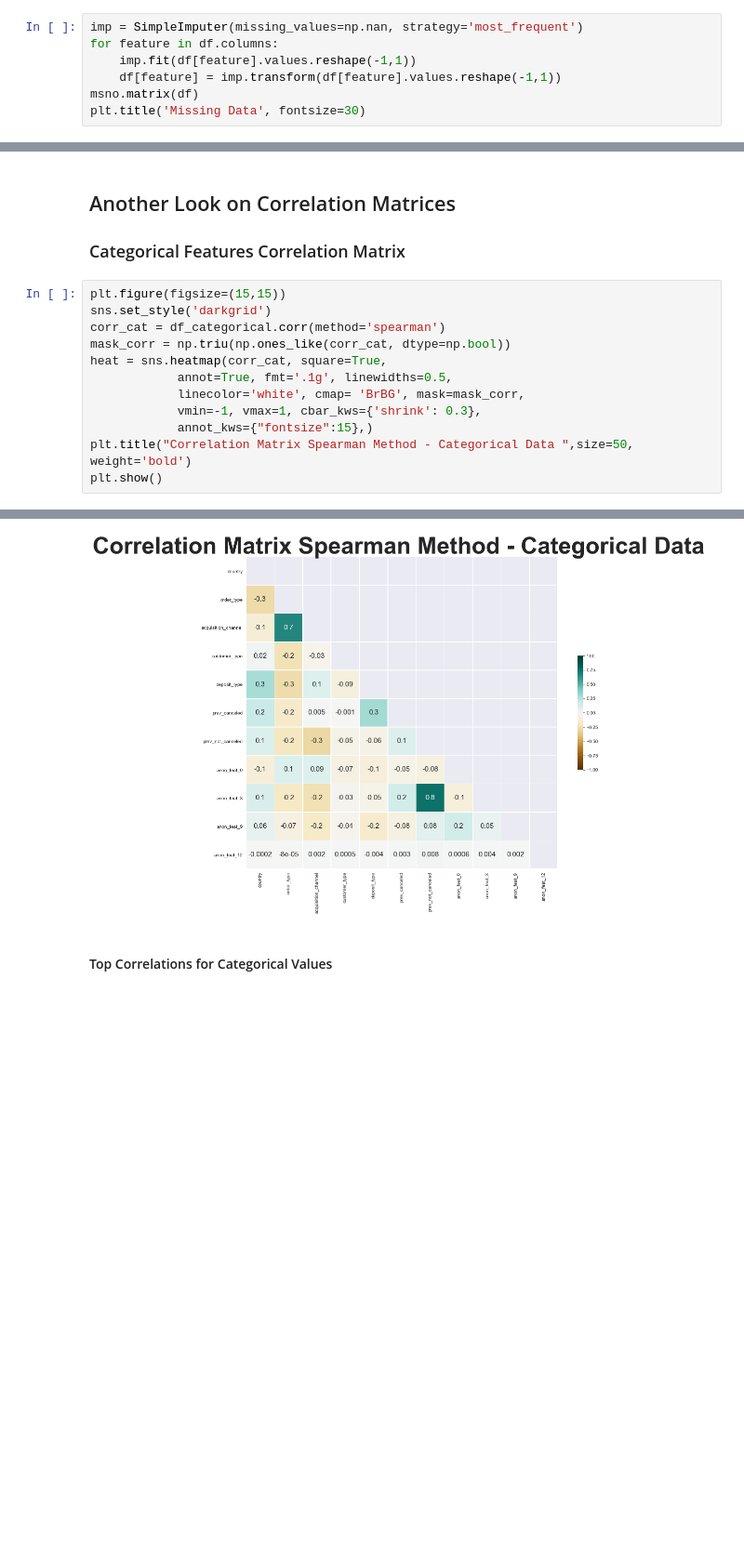
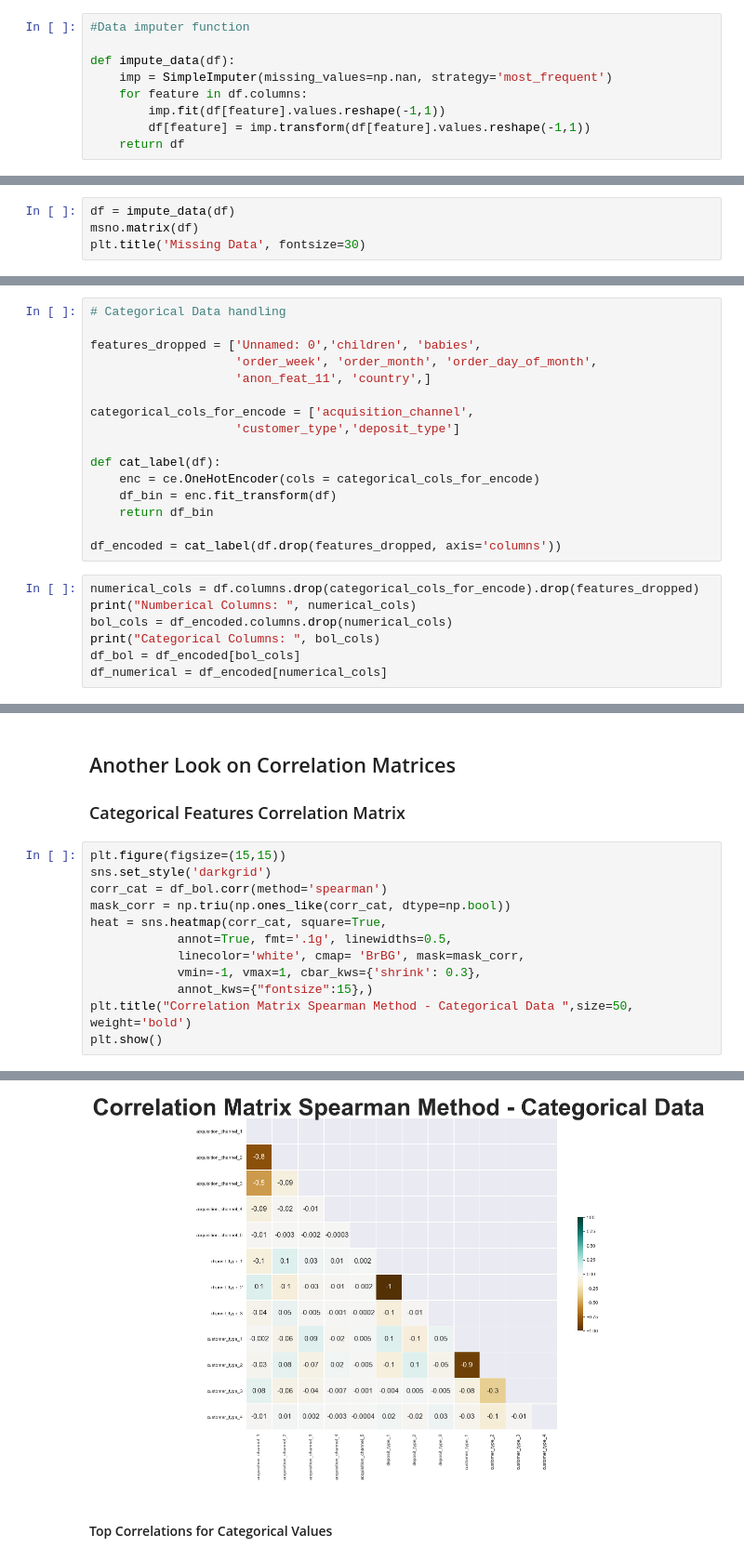
Before and after one commit to Guydada/Machine-Learning-Project---Guy-and-Tamar, a Jupyter notebook: Project.ipynb, the cells around one changed output, grey strips where cells are left out. Shown at 93% size. Cells and saved outputs as stored; diff of their text form; blank space fills up the shorter version.

```diff
--- a/Project.ipynb
+++ b/Project.ipynb
@@ -380,8 +571,10 @@ has_kids                      0.0
 Name: 0, dtype: object
 # %%
-imp = SimpleImputer(missing_values=np.nan, strategy='most_frequent')
-for feature in df.columns:
-    imp.fit(df[feature].values.reshape(-1,1))
-    df[feature] = imp.transform(df[feature].values.reshape(-1,1))
-msno.matrix(df)
-plt.title('Missing Data', fontsize=30)
+#Data imputer function
+
+def impute_data(df):
+    imp = SimpleImputer(missing_values=np.nan, strategy='most_frequent')
+    for feature in df.columns:
+        imp.fit(df[feature].values.reshape(-1,1))
+        df[feature] = imp.transform(df[feature].values.reshape(-1,1))
+    return df
@@ -422,0 +581,4 @@ df_numerical = df[numerical_cols]
+# %%
+df = impute_data(df)
+msno.matrix(df)
+plt.title('Missing Data', fontsize=30)
@@ -422,0 +594,23 @@ df_numerical = df[numerical_cols]
+# %%
+# Categorical Data handling
+
+features_dropped = ['Unnamed: 0','children', 'babies',
+                    'order_week', 'order_month', 'order_day_of_month',
+                    'anon_feat_11', 'country',]
+
+categorical_cols_for_encode = ['acquisition_channel',
+                    'customer_type','deposit_type']
+
+def cat_label(df):
+    enc = ce.OneHotEncoder(cols = categorical_cols_for_encode)
+    df_bin = enc.fit_transform(df)
+    return df_bin
+
+df_encoded = cat_label(df.drop(features_dropped, axis='columns'))
+# %%
+numerical_cols = df.columns.drop(categorical_cols_for_encode).drop(features_dropped)
+print("Numberical Columns: ", numerical_cols)
+bol_cols = df_encoded.columns.drop(numerical_cols)
+print("Categorical Columns: ", bol_cols)
+df_bol = df_encoded[bol_cols]
+df_numerical = df_encoded[numerical_cols]
@@ -426,7 +634,7 @@ df_numerical = df[numerical_cols]
 # %%
 plt.figure(figsize=(15,15))
 sns.set_style('darkgrid')
-corr_cat = df_categorical.corr(method='spearman')
+corr_cat = df_bol.corr(method='spearman')
 mask_corr = np.triu(np.ones_like(corr_cat, dtype=np.bool))
 heat = sns.heatmap(corr_cat, square=True,
             annot=True, fmt='.1g', linewidths=0.5,
@@ -439,4 +649,4 @@ plt.show()
-[figure, old version]
+[figure, new version]
 # %% [markdown]
 #### Top Correlations for Categorical Values
 # %%
```
Also changed, not shown: parts of 101 cells of this notebook, 6 other files.
